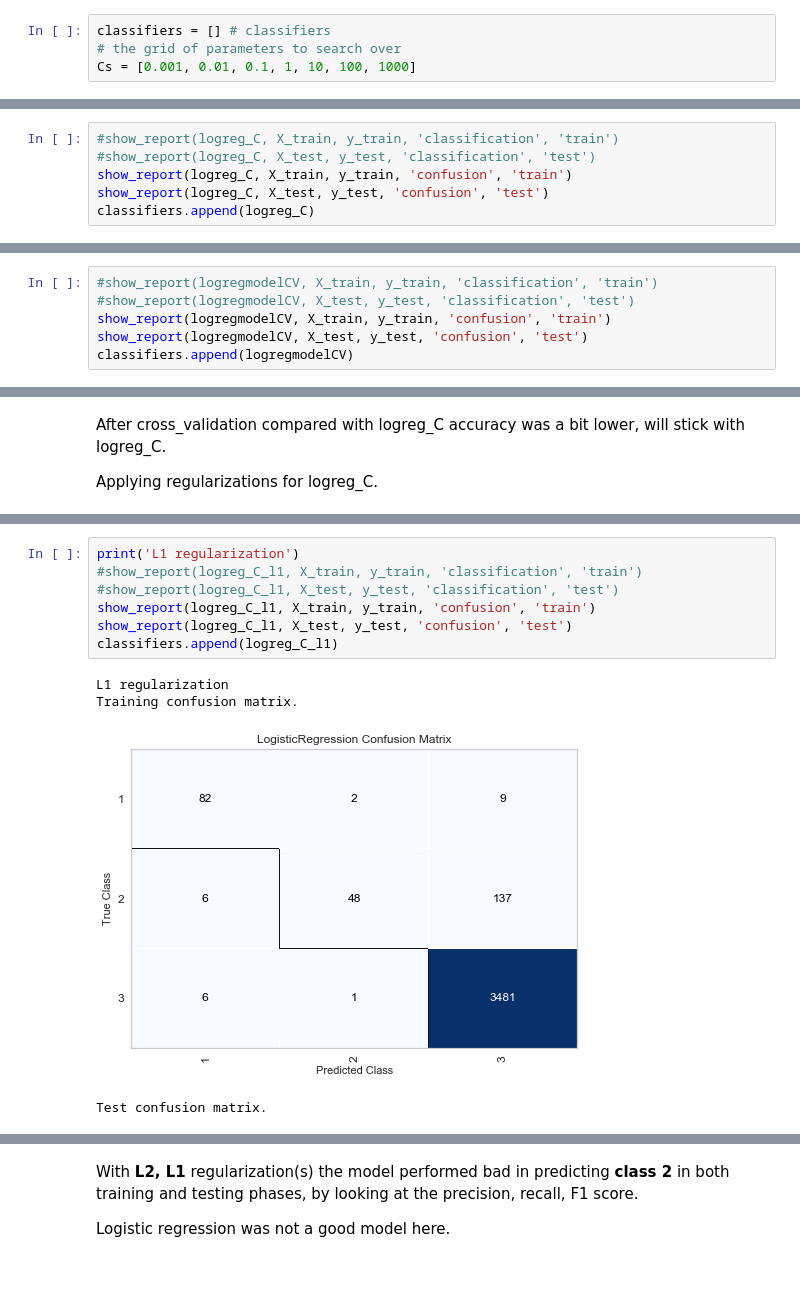
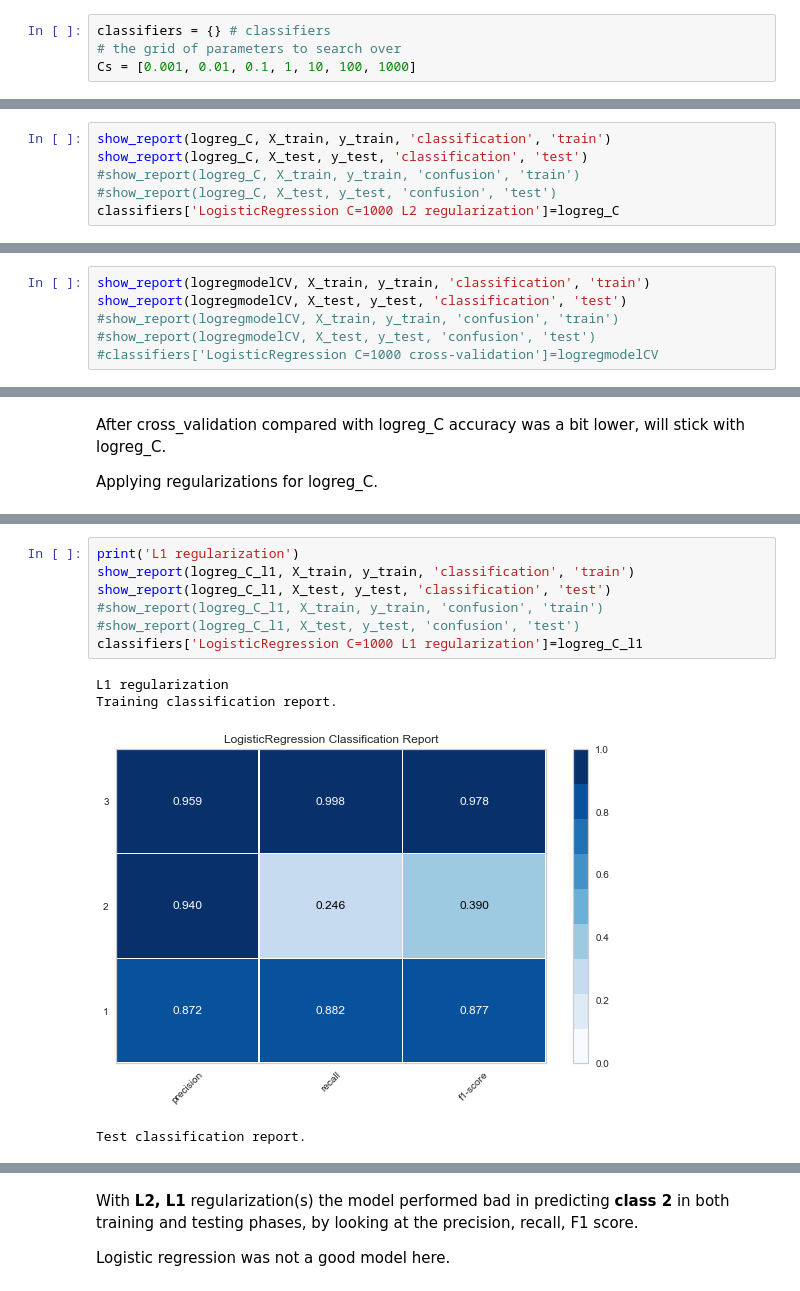
Before and after one commit to rahul7a/thyroid-classification, a Jupyter notebook: MachineLearning/ModelingAndMachineLearning.ipynb, the cells around one changed output, grey strips where cells are left out. Drawn from its saved outputs; the diff is of its cells as text.

```diff
--- a/MachineLearning/ModelingAndMachineLearning.ipynb
+++ b/MachineLearning/ModelingAndMachineLearning.ipynb
@@ -84,7 +85,7 @@ Wall time: 273 ms
 # %% [markdown]
 ### Tuning parameters for logistic regression
 # %%
-classifiers = [] # classifiers
+classifiers = {} # classifiers
 # the grid of parameters to search over
 Cs = [0.001, 0.01, 0.1, 1, 10, 100, 1000]
 # %%
@@ -109,7 +110,7 @@ Accuracy score of classifier on test is 0.9466161026837806
 # %%
-#show_report(logreg_C, X_train, y_train, 'classification', 'train')
-#show_report(logreg_C, X_test, y_test, 'classification', 'test')
-show_report(logreg_C, X_train, y_train, 'confusion', 'train')
-show_report(logreg_C, X_test, y_test, 'confusion', 'test')
-classifiers.append(logreg_C)
+show_report(logreg_C, X_train, y_train, 'classification', 'train')
+show_report(logreg_C, X_test, y_test, 'classification', 'test')
+#show_report(logreg_C, X_train, y_train, 'confusion', 'train')
+#show_report(logreg_C, X_test, y_test, 'confusion', 'test')
+classifiers['LogisticRegression C=1000 L2 regularization']=logreg_C
 # %% [output]
@@ -139,9 +140,9 @@ print('10-fold cross validation average accuracy on test set is {:.5f}'.format(t
 10-fold cross validation average accuracy on train set is 0.95147
 10-fold cross validation average accuracy on test set is 0.94195
 # %%
-#show_report(logregmodelCV, X_train, y_train, 'classification', 'train')
-#show_report(logregmodelCV, X_test, y_test, 'classification', 'test')
-show_report(logregmodelCV, X_train, y_train, 'confusion', 'train')
-show_report(logregmodelCV, X_test, y_test, 'confusion', 'test')
-classifiers.append(logregmodelCV)
+show_report(logregmodelCV, X_train, y_train, 'classification', 'train')
+show_report(logregmodelCV, X_test, y_test, 'classification', 'test')
+#show_report(logregmodelCV, X_train, y_train, 'confusion', 'train')
+#show_report(logregmodelCV, X_test, y_test, 'confusion', 'test')
+#classifiers['LogisticRegression C=1000 cross-validation']=logregmodelCV
 # %% [output]
@@ -176,12 +177,12 @@ Accuracy score of classifier on test is 0.9495332555425904
 # %%
 print('L1 regularization')
-#show_report(logreg_C_l1, X_train, y_train, 'classification', 'train')
-#show_report(logreg_C_l1, X_test, y_test, 'classification', 'test')
-show_report(logreg_C_l1, X_train, y_train, 'confusion', 'train')
-show_report(logreg_C_l1, X_test, y_test, 'confusion', 'test')
-classifiers.append(logreg_C_l1)
+show_report(logreg_C_l1, X_train, y_train, 'classification', 'train')
+show_report(logreg_C_l1, X_test, y_test, 'classification', 'test')
+#show_report(logreg_C_l1, X_train, y_train, 'confusion', 'train')
+#show_report(logreg_C_l1, X_test, y_test, 'confusion', 'test')
+classifiers['LogisticRegression C=1000 L1 regularization']=logreg_C_l1
 # %% [output]
 L1 regularization
-Training confusion matrix.
+Training classification report.
-[figure, old version]
+[figure, new version]
-Test confusion matrix.
+Test classification report.
```
Also changed, not shown: parts of 33 cells of this notebook.
